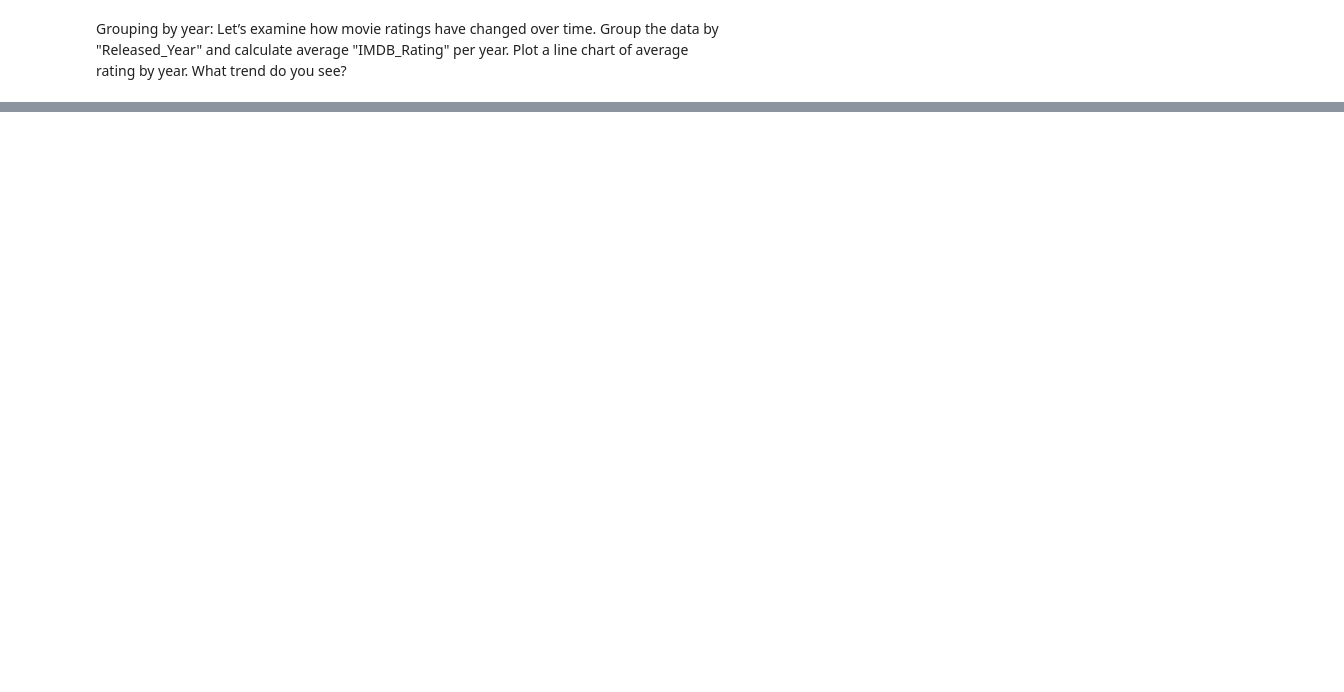
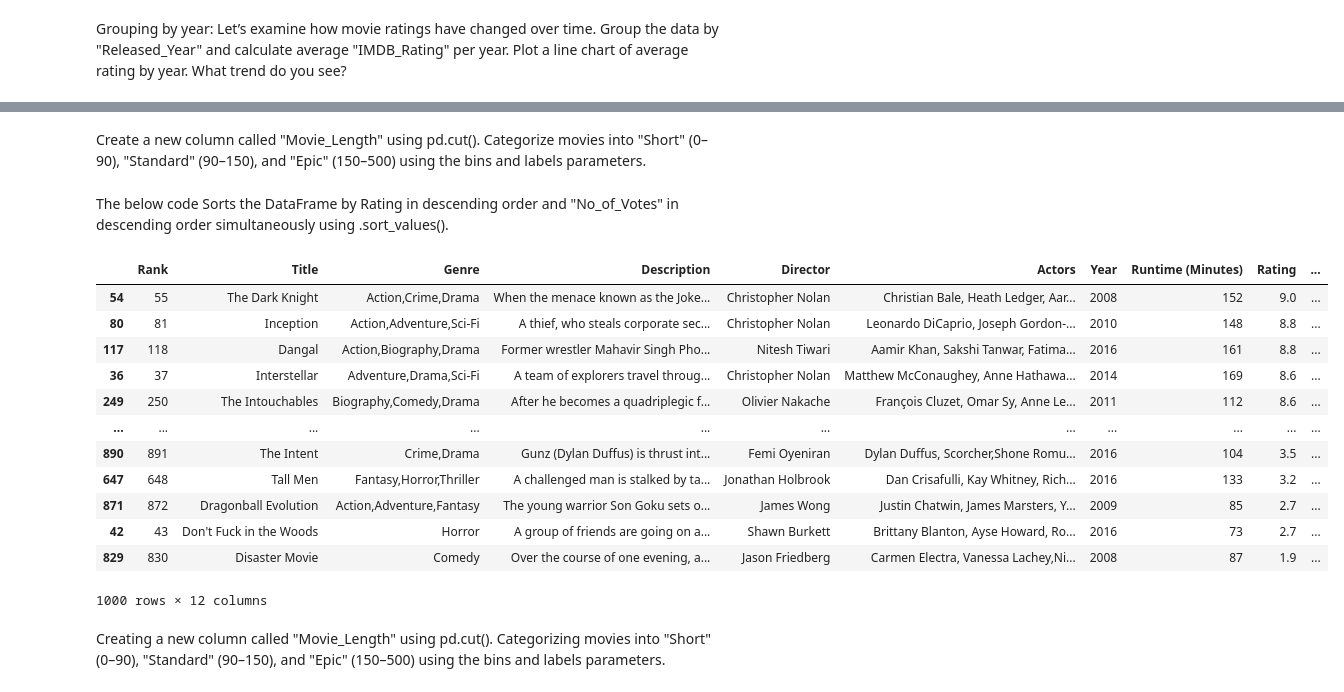
Before and after one commit to darshanchids/Advanced-Python-Adventures, a Jupyter notebook: Data Exploration of IMDB data set.ipynb, the cells around one changed output, grey strips where cells are left out. Drawn from its saved outputs; the diff is of its cells as text; code cells hidden in the pictures; blank space fills up the shorter version.

```diff
--- a/Data Exploration of IMDB data set.ipynb
+++ b/Data Exploration of IMDB data set.ipynb
@@ -192,0 +264,24 @@ rating by year. What trend do you see?
+# %% [markdown]
+Create a new column called "Movie_Length" using pd.cut(). Categorize movies into "Short" (0–90), "Standard" (90–150), and "Epic" (150–500) using the bins and labels parameters.
+# %% [markdown]
+The below code Sorts the DataFrame by Rating in descending order and "No_of_Votes" in descending
+order simultaneously using .sort_values().
+# %%
+df.sort_values(by=['Rating', 'Votes'], ascending=[False, False])
+# %% [output]
+|  | Rank | Title | Genre | Description | Director | Actors | Year | Runtime (Minutes) | Rating | ... |
+| 54 | 55 | The Dark Knight | Action,Crime,Drama | When the menace known as the Joke... | Christopher Nolan | Christian Bale, Heath Ledger, Aar... | 2008 | 152 | 9.0 | ... |
+| 80 | 81 | Inception | Action,Adventure,Sci-Fi | A thief, who steals corporate sec... | Christopher Nolan | Leonardo DiCaprio, Joseph Gordon-... | 2010 | 148 | 8.8 | ... |
+| 117 | 118 | Dangal | Action,Biography,Drama | Former wrestler Mahavir Singh Pho... | Nitesh Tiwari | Aamir Khan, Sakshi Tanwar, Fatima... | 2016 | 161 | 8.8 | ... |
+| 36 | 37 | Interstellar | Adventure,Drama,Sci-Fi | A team of explorers travel throug... | Christopher Nolan | Matthew McConaughey, Anne Hathawa... | 2014 | 169 | 8.6 | ... |
+| 249 | 250 | The Intouchables | Biography,Comedy,Drama | After he becomes a quadriplegic f... | Olivier Nakache | François Cluzet, Omar Sy, Anne Le... | 2011 | 112 | 8.6 | ... |
+| ... | ... | ... | ... | ... | ... | ... | ... | ... | ... | ... |
+| 890 | 891 | The Intent | Crime,Drama | Gunz (Dylan Duffus) is thrust int... | Femi Oyeniran | Dylan Duffus, Scorcher,Shone Romu... | 2016 | 104 | 3.5 | ... |
+| 647 | 648 | Tall Men | Fantasy,Horror,Thriller | A challenged man is stalked by ta... | Jonathan Holbrook | Dan Crisafulli, Kay Whitney, Rich... | 2016 | 133 | 3.2 | ... |
+| 871 | 872 | Dragonball Evolution | Action,Adventure,Fantasy | The young warrior Son Goku sets o... | James Wong | Justin Chatwin, James Marsters, Y... | 2009 | 85 | 2.7 | ... |
+| 42 | 43 | Don't Fuck in the Woods | Horror | A group of friends are going on a... | Shawn Burkett | Brittany Blanton, Ayse Howard, Ro... | 2016 | 73 | 2.7 | ... |
+| 829 | 830 | Disaster Movie | Comedy | Over the course of one evening, a... | Jason Friedberg | Carmen Electra, Vanessa Lachey,Ni... | 2008 | 87 | 1.9 | ... |
+1000 rows × 12 columns
+# %% [markdown]
+Creating a new column called "Movie_Length" using pd.cut(). Categorizing movies into "Short"
+(0–90), "Standard" (90–150), and "Epic" (150–500) using the bins and labels parameters.
```
Also changed, not shown: parts of 29 cells of this notebook.
